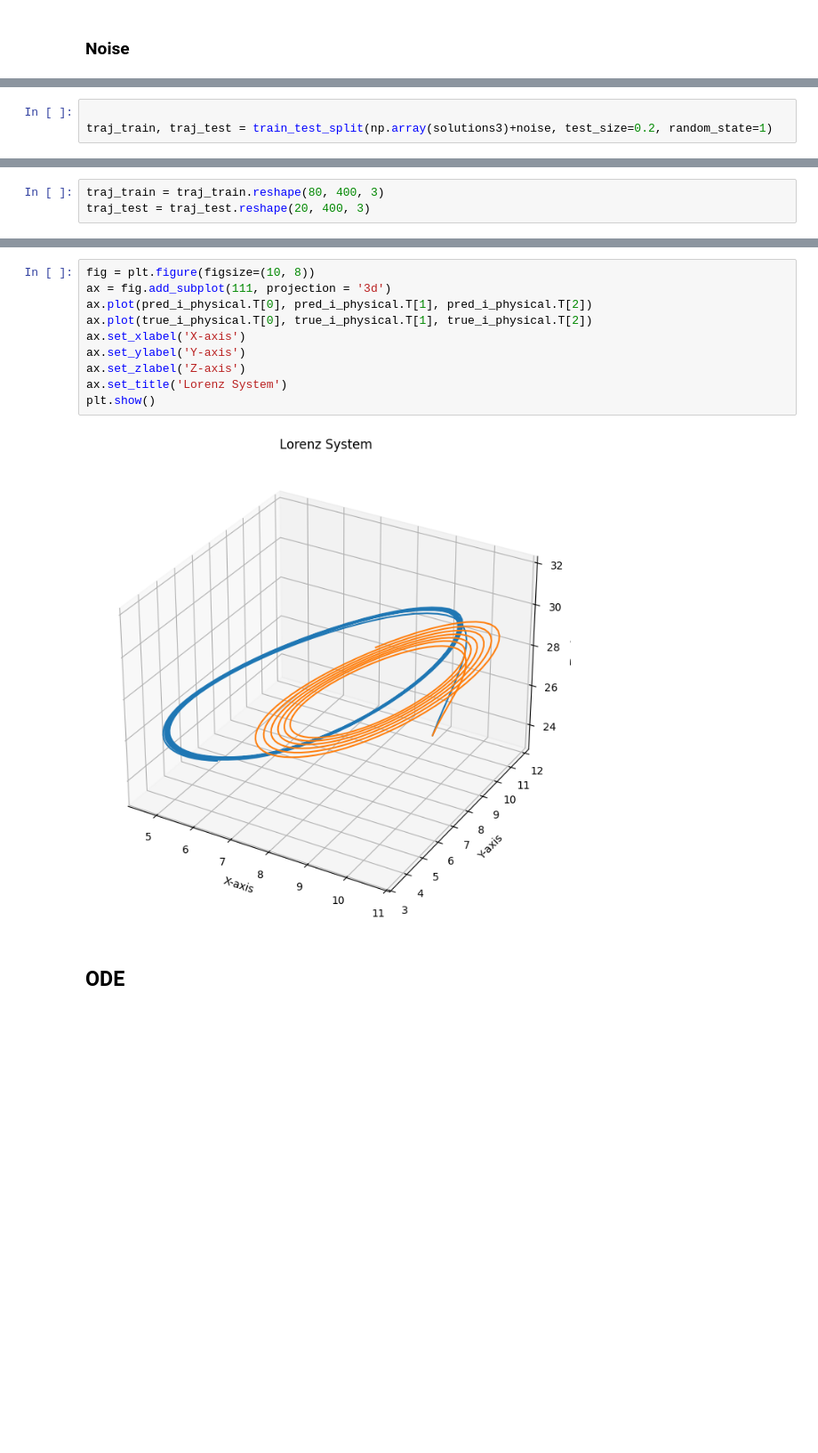
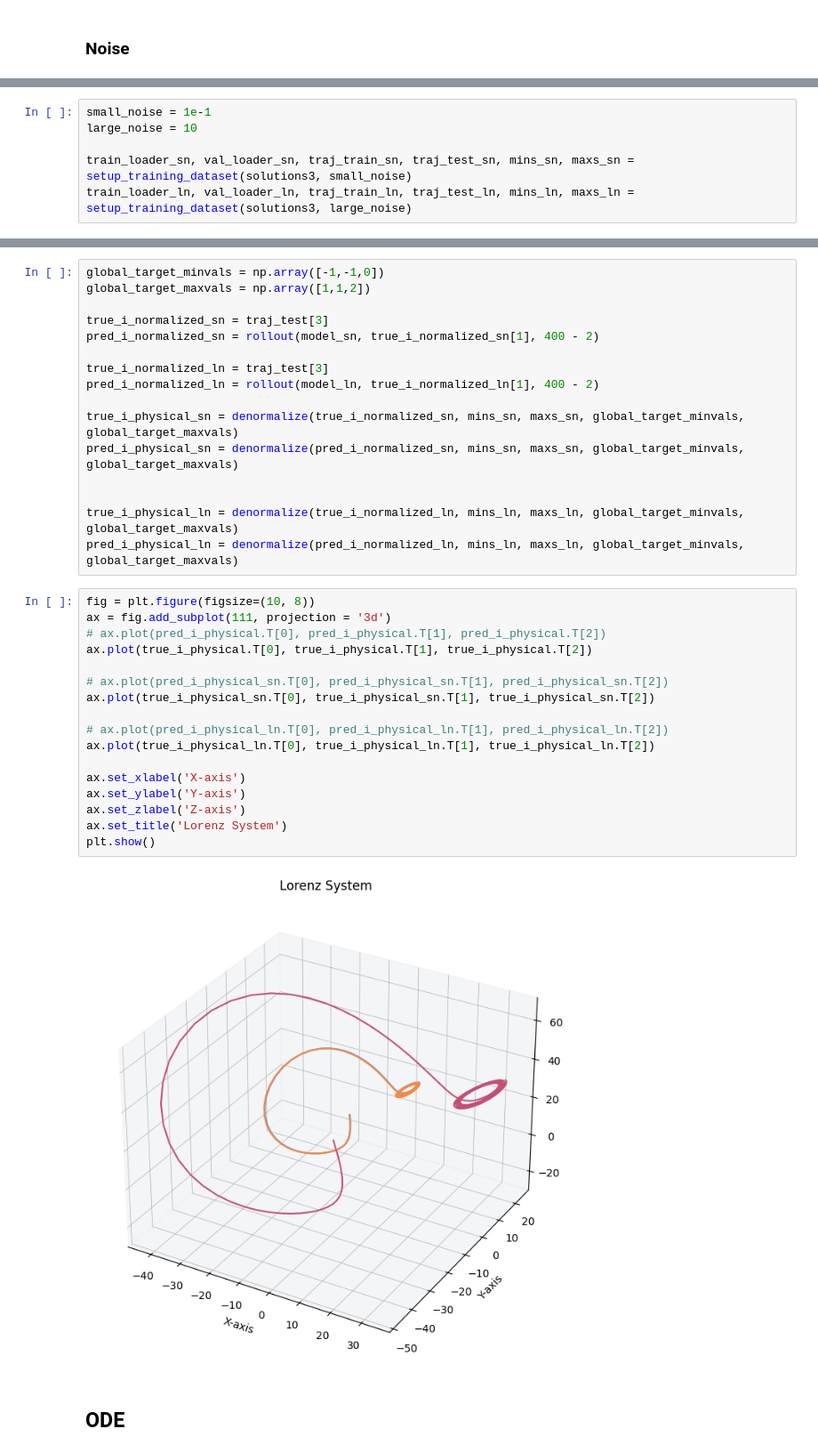
Before and after one commit to CosmicHitchhiker/ds_astro_2026s, a Jupyter notebook: ex9/exercise9.ipynb, the cells around one changed output, grey strips where cells are left out. Shown at 89% size. Saved outputs shown, nothing was run; the diff lists cells and outputs as text; blank space fills up the shorter version.

```diff
--- a/ex9/exercise9.ipynb
+++ b/ex9/exercise9.ipynb
@@ -682,3 +471,0 @@ noise = 1e-4*np.random.randn(*np.array(solutions3).shape)
-# %%
-
-traj_train, traj_test = train_test_split(np.array(solutions3)+noise, test_size=0.2, random_state=1)
@@ -807,0 +474,6 @@ def train_model(model, train_loader, optimizer, loss_fn, epochs, val_loader=None
+# %%
+small_noise = 1e-1
+large_noise = 10
+
+train_loader_sn, val_loader_sn, traj_train_sn, traj_test_sn, mins_sn, maxs_sn = setup_training_dataset(solutions3, small_noise)
+train_loader_ln, val_loader_ln, traj_train_ln, traj_test_ln, mins_ln, maxs_ln = setup_training_dataset(solutions3, large_noise)
@@ -839,3 +554,0 @@ plt.show()
-# %%
-traj_train = traj_train.reshape(80, 400, 3)
-traj_test = traj_test.reshape(20, 400, 3)
@@ -909,15 +566,38 @@ plt.show()
+# %%
+global_target_minvals = np.array([-1,-1,0])
+global_target_maxvals = np.array([1,1,2])
+
+true_i_normalized_sn = traj_test[3]
+pred_i_normalized_sn = rollout(model_sn, true_i_normalized_sn[1], 400 - 2)
+
+true_i_normalized_ln = traj_test[3]
+pred_i_normalized_ln = rollout(model_ln, true_i_normalized_ln[1], 400 - 2)
+
+true_i_physical_sn = denormalize(true_i_normalized_sn, mins_sn, maxs_sn, global_target_minvals, global_target_maxvals)
+pred_i_physical_sn = denormalize(pred_i_normalized_sn, mins_sn, maxs_sn, global_target_minvals, global_target_maxvals)
+
+
+true_i_physical_ln = denormalize(true_i_normalized_ln, mins_ln, maxs_ln, global_target_minvals, global_target_maxvals)
+pred_i_physical_ln = denormalize(pred_i_normalized_ln, mins_ln, maxs_ln, global_target_minvals, global_target_maxvals)
 # %%
 fig = plt.figure(figsize=(10, 8))
 ax = fig.add_subplot(111, projection = '3d')
-ax.plot(pred_i_physical.T[0], pred_i_physical.T[1], pred_i_physical.T[2])
+# ax.plot(pred_i_physical.T[0], pred_i_physical.T[1], pred_i_physical.T[2])
 ax.plot(true_i_physical.T[0], true_i_physical.T[1], true_i_physical.T[2])
+
+# ax.plot(pred_i_physical_sn.T[0], pred_i_physical_sn.T[1], pred_i_physical_sn.T[2])
+ax.plot(true_i_physical_sn.T[0], true_i_physical_sn.T[1], true_i_physical_sn.T[2])
+
+# ax.plot(pred_i_physical_ln.T[0], pred_i_physical_ln.T[1], pred_i_physical_ln.T[2])
+ax.plot(true_i_physical_ln.T[0], true_i_physical_ln.T[1], true_i_physical_ln.T[2])
+
 ax.set_xlabel('X-axis')
 ax.set_ylabel('Y-axis')
 ax.set_zlabel('Z-axis')
 ax.set_title('Lorenz System')
 plt.show()
 # %% [output]
-[figure, old version]
+[figure, new version]
 # %% [markdown]
 ## ODE
 # %%
```
Also changed, not shown: parts of 80 cells of this notebook.
